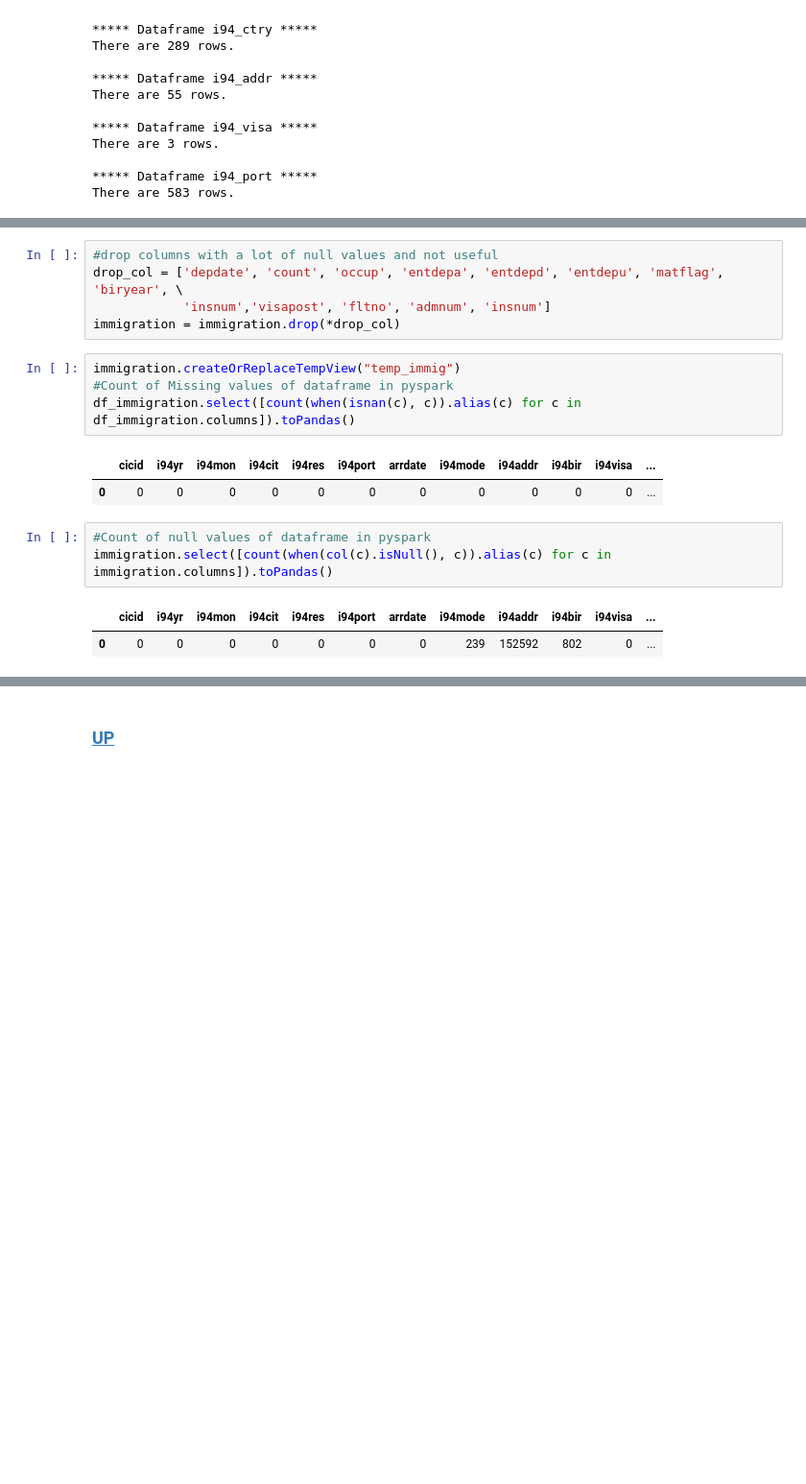
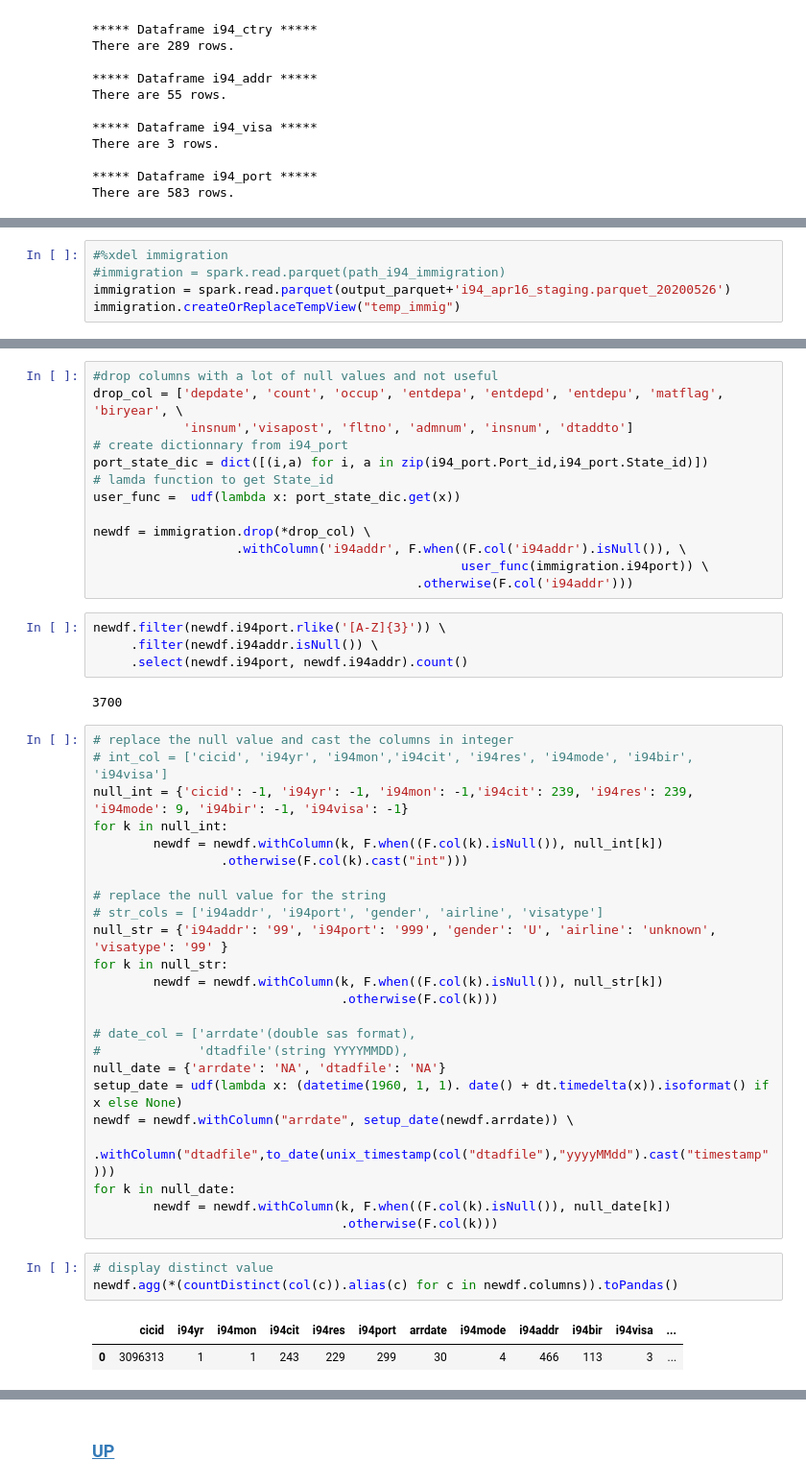
Before and after one commit to anthelix/udacity_capstone, a Jupyter notebook: work/notebook/2_exploration_spark.ipynb, the cells around one changed output, grey strips where cells are left out. Shown at 96% size. Cells and saved outputs as stored; diff of their text form; blank space fills up the shorter version.

```diff
--- a/work/notebook/2_exploration_spark.ipynb
+++ b/work/notebook/2_exploration_spark.ipynb
@@ -974,0 +980,5 @@ AnalysisException: 'Path does not exist: file:/home/output/i94_apr16_staging.par
+# %%
+#%xdel immigration
+#immigration = spark.read.parquet(path_i94_immigration)
+immigration = spark.read.parquet(output_parquet+'i94_apr16_staging.parquet_20200526')
+immigration.createOrReplaceTempView("temp_immig")
@@ -975,18 +1001,49 @@ AnalysisException: 'Path does not exist: file:/home/output/i94_apr16_staging.par
 # %%
 #drop columns with a lot of null values and not useful
 drop_col = ['depdate', 'count', 'occup', 'entdepa', 'entdepd', 'entdepu', 'matflag', 'biryear', \
-            'insnum','visapost', 'fltno', 'admnum', 'insnum']
-immigration = immigration.drop(*drop_col)
+            'insnum','visapost', 'fltno', 'admnum', 'insnum', 'dtaddto']
+# create dictionnary from i94_port
+port_state_dic = dict([(i,a) for i, a in zip(i94_port.Port_id,i94_port.State_id)])
+# lamda function to get State_id
+user_func =  udf(lambda x: port_state_dic.get(x))
+
+newdf = immigration.drop(*drop_col) \
+                   .withColumn('i94addr', F.when((F.col('i94addr').isNull()), \
+                                                 user_func(immigration.i94port)) \
+                                           .otherwise(F.col('i94addr')))
-# %%
-immigration.createOrReplaceTempView("temp_immig")
-#Count of Missing values of dataframe in pyspark
-df_immigration.select([count(when(isnan(c), c)).alias(c) for c in df_immigration.columns]).toPandas()
-# %% [output]
-|  | cicid | i94yr | i94mon | i94cit | i94res | i94port | arrdate | i94mode | i94addr | i94bir | i94visa | ... |
-| 0 | 0 | 0 | 0 | 0 | 0 | 0 | 0 | 0 | 0 | 0 | 0 | ... |
+# %%
+newdf.filter(newdf.i94port.rlike('[A-Z]{3}')) \
+     .filter(newdf.i94addr.isNull()) \
+     .select(newdf.i94port, newdf.i94addr).count()
+# %% [output]
+3700
+# %%
+# replace the null value and cast the columns in integer
+# int_col = ['cicid', 'i94yr', 'i94mon','i94cit', 'i94res', 'i94mode', 'i94bir', 'i94visa']
+null_int = {'cicid': -1, 'i94yr': -1, 'i94mon': -1,'i94cit': 239, 'i94res': 239, 'i94mode': 9, 'i94bir': -1, 'i94visa': -1}
+for k in null_int:
+        newdf = newdf.withColumn(k, F.when((F.col(k).isNull()), null_int[k])
+                 .otherwise(F.col(k).cast("int")))
+
+# replace the null value for the string
+# str_cols = ['i94addr', 'i94port', 'gender', 'airline', 'visatype']
+null_str = {'i94addr': '99', 'i94port': '999', 'gender': 'U', 'airline': 'unknown', 'visatype': '99' }
+for k in null_str:
+        newdf = newdf.withColumn(k, F.when((F.col(k).isNull()), null_str[k])
+                                 .otherwise(F.col(k)))
+
+# date_col = ['arrdate'(double sas format),
+#             'dtadfile'(string YYYYMMDD),
+null_date = {'arrdate': 'NA', 'dtadfile': 'NA'}
+setup_date = udf(lambda x: (datetime(1960, 1, 1). date() + dt.timedelta(x)).isoformat() if x else None)
+newdf = newdf.withColumn("arrdate", setup_date(newdf.arrdate)) \
+             .withColumn("dtadfile",to_date(unix_timestamp(col("dtadfile"),"yyyyMMdd").cast("timestamp")))
+for k in null_date:
+        newdf = newdf.withColumn(k, F.when((F.col(k).isNull()), null_date[k])
+                                 .otherwise(F.col(k)))
 # %%
-#Count of null values of dataframe in pyspark
-immigration.select([count(when(col(c).isNull(), c)).alias(c) for c in immigration.columns]).toPandas()
+# display distinct value
+newdf.agg(*(countDistinct(col(c)).alias(c) for c in newdf.columns)).toPandas()
 # %% [output]
 |  | cicid | i94yr | i94mon | i94cit | i94res | i94port | arrdate | i94mode | i94addr | i94bir | i94visa | ... |
-| 0 | 0 | 0 | 0 | 0 | 0 | 0 | 0 | 239 | 152592 | 802 | 0 | ... |
+| 0 | 3096313 | 1 | 1 | 243 | 229 | 299 | 30 | 4 | 466 | 113 | 3 | ... |
```
Also changed, not shown: parts of 96 cells of this notebook, 2 other files.
